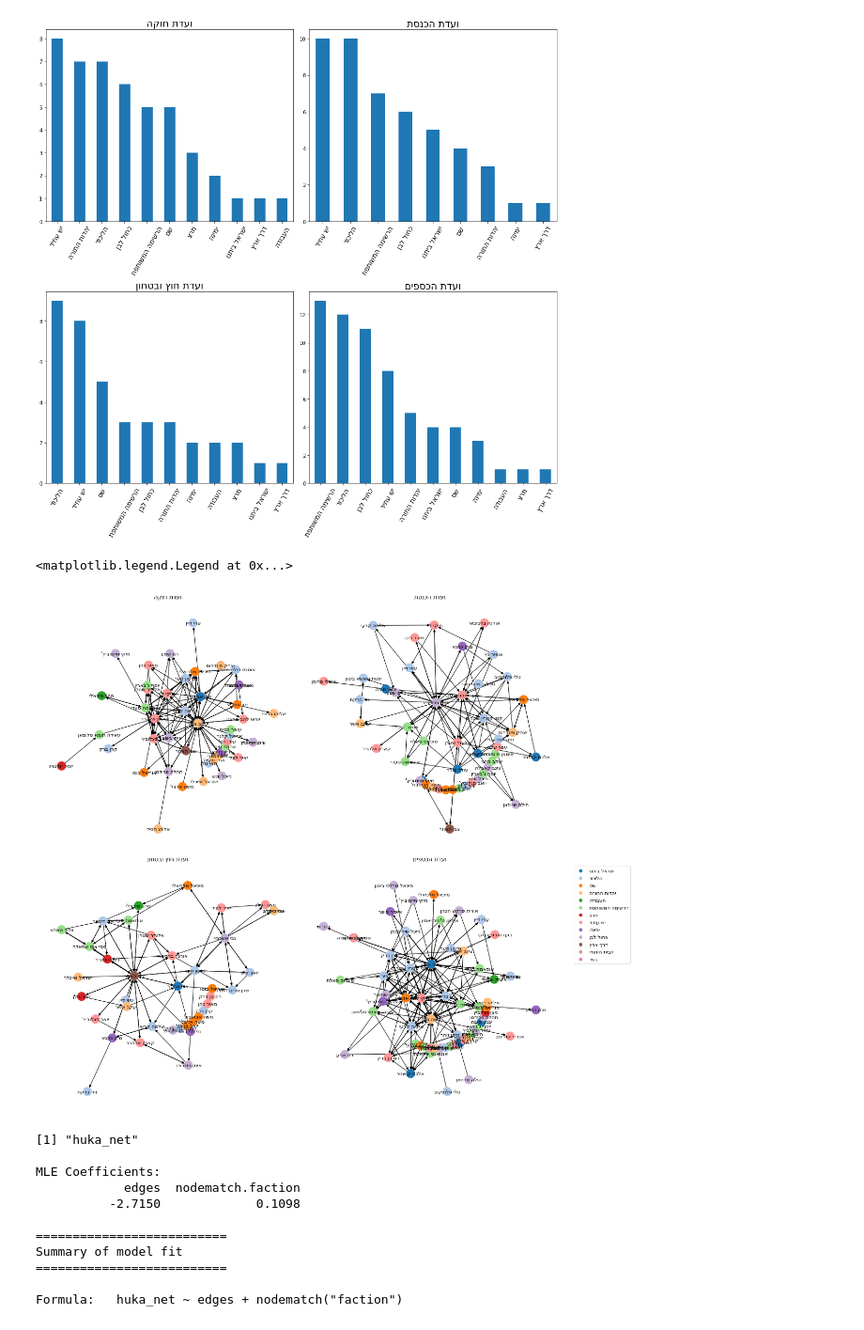
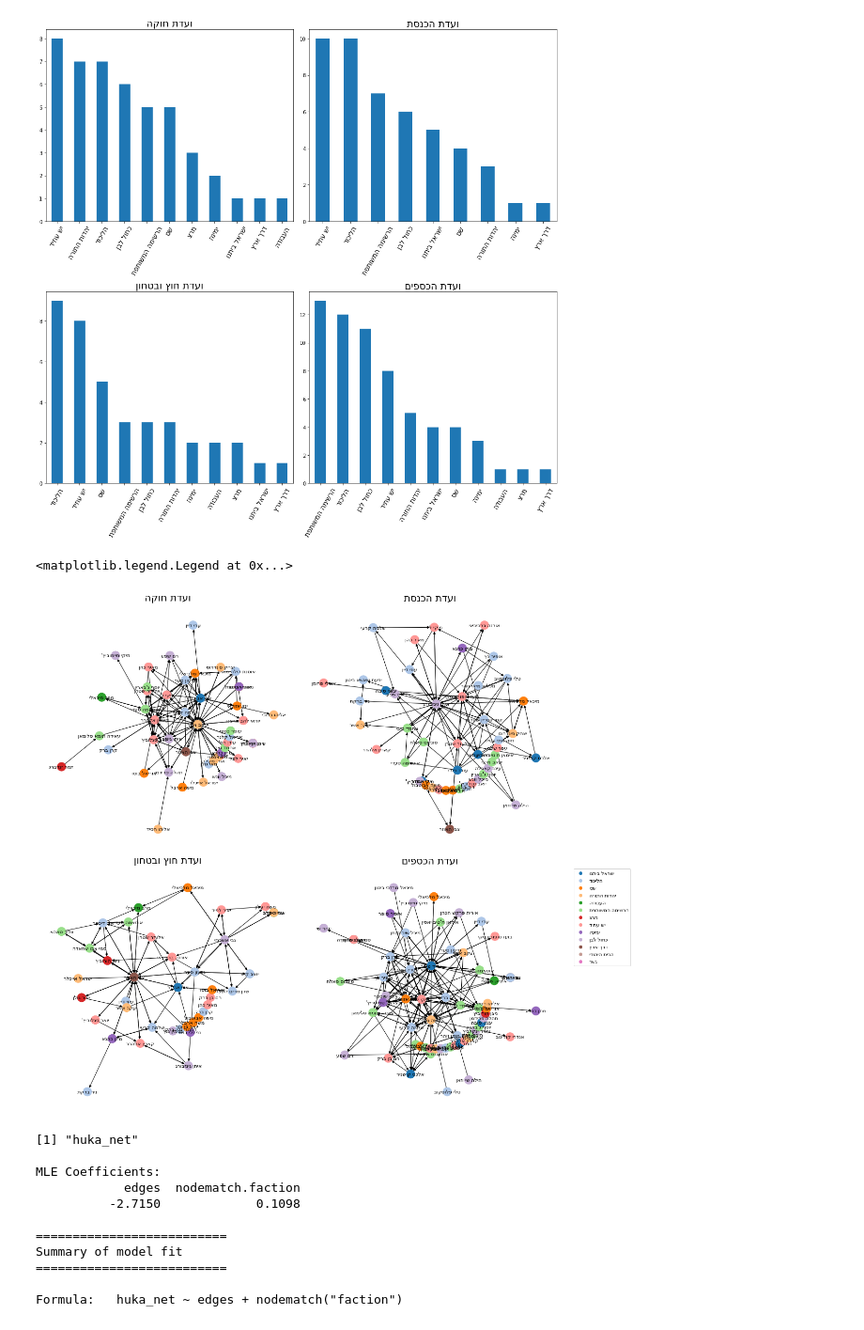
Before and after one commit to galbraun/knesset_social_dynamics, a Jupyter notebook: ERGM_R.ipynb, the cells around one changed output. Shown at 94% size. Drawn from its saved outputs; the diff is of its cells as text; code cells hidden in the pictures.

```diff
--- a/ERGM_R.ipynb
+++ b/ERGM_R.ipynb
@@ -323,32 +308,26 @@ def draw_graph_from_adj_by_faction(adj_path, feat_path, ax=None, title=None):
   n_colors = [fact_to_color[feat_matrix[feat_matrix['FullName'] == node]['faction'].values[0]] for node in G.nodes()]
   nx.draw(G, node_color=n_colors , ax=ax, pos=pos)
   nx.draw_networkx_labels(G,pos,labels=labels,font_size=10, ax=ax)
+  ax.set_title(title, fontsize=20)
 # %%
 fig, axs = plt.subplots(2, 2, figsize=(15,15))
 
-draw_graph_from_adj_by_faction(huka_adj_path[0], huka_feat_path[0], ax=axs[0,0])
-axs[0,0].set_title('ועדת חוקה'[::-1])
-
-draw_graph_from_adj_by_faction(hutz_bitahon_adj_path[0], hutz_bitahon_feat_path[0], ax=axs[1,0])
-axs[1,0].set_title('ועדת חוץ ובטחון'[::-1])
-
-draw_graph_from_adj_by_faction(knesset_adj_path[0], knesset_feat_path[0], ax=axs[0,1])
-axs[0,1].set_title('ועדת הכנסת'[::-1])
-
-draw_graph_from_adj_by_faction(ksafim_adj_path[0], ksafim_feat_path[0], ax=axs[1,1])
-axs[1,1].set_title('ועדת הכספים'[::-1])
+draw_graph_from_adj_by_faction(huka_adj_path[0], huka_feat_path[0], ax=axs[0,0], title='ועדת חוקה'[::-1])
+draw_graph_from_adj_by_faction(hutz_bitahon_adj_path[0], hutz_bitahon_feat_path[0], ax=axs[1,0], title='ועדת חוץ ובטחון'[::-1])
+draw_graph_from_adj_by_faction(knesset_adj_path[0], knesset_feat_path[0], ax=axs[0,1], title='ועדת הכנסת'[::-1])
+draw_graph_from_adj_by_faction(ksafim_adj_path[0], ksafim_feat_path[0], ax=axs[1,1], title='ועדת הכספים'[::-1])
 
 fig.tight_layout()
 
 fact_to_color_rev = {fact[::-1]:fact_to_color[fact] for fact in fact_to_color}
 markers = [plt.Line2D([0,0],[0,0],color=color, marker='o', linestyle='') for color in fact_to_color_rev.values()]
 plt.legend(markers, fact_to_color_rev.keys(), numpoints=1, bbox_to_anchor=(1.05, 1.0), loc='upper left')
 
 # TODO galb: find better layout so the names of the KM will be visible (in all of the analysis sections)
 # TOOD galb: insert set_title to the function
 # %% [output]
 <matplotlib.legend.Legend at 0x...>
-[figure, old version]
+[figure, new version]
 # %%
 %%capture
 %%R
```
Also changed, not shown: parts of 6 cells of this notebook.
